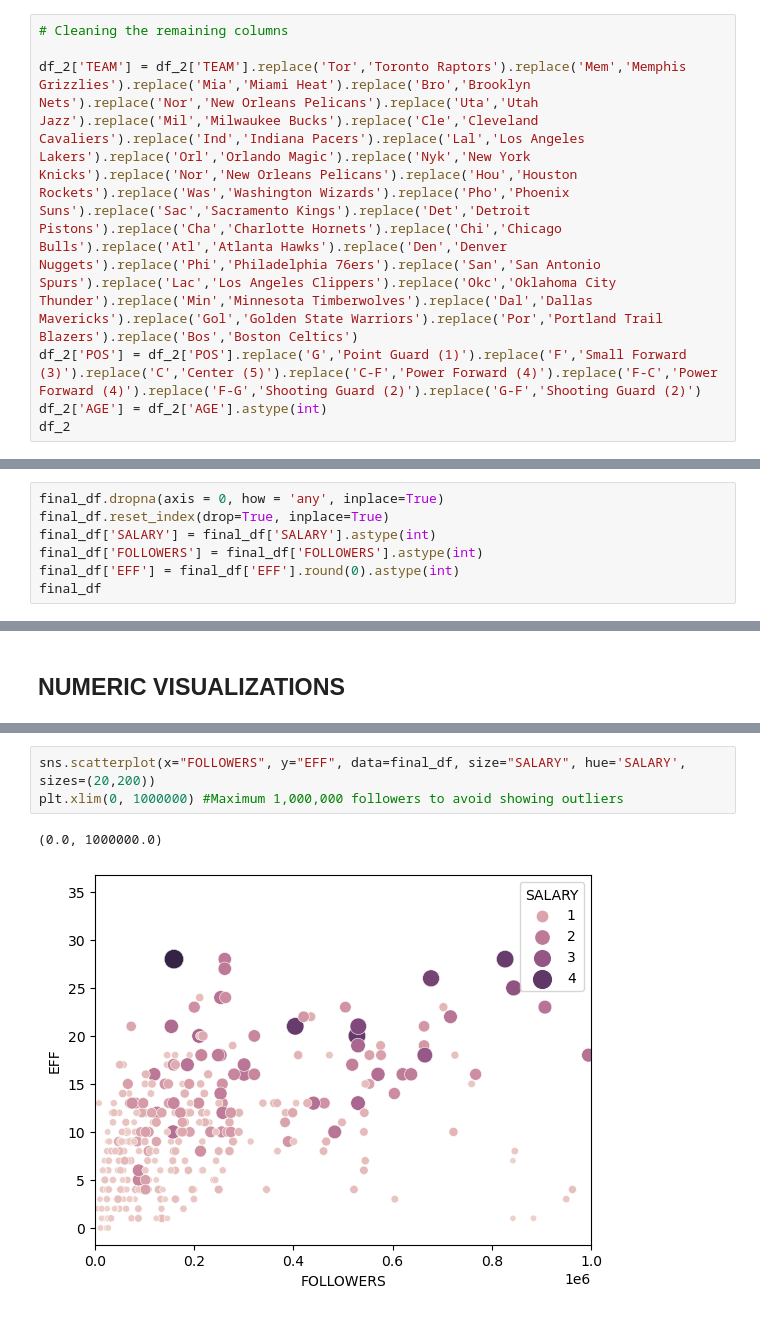
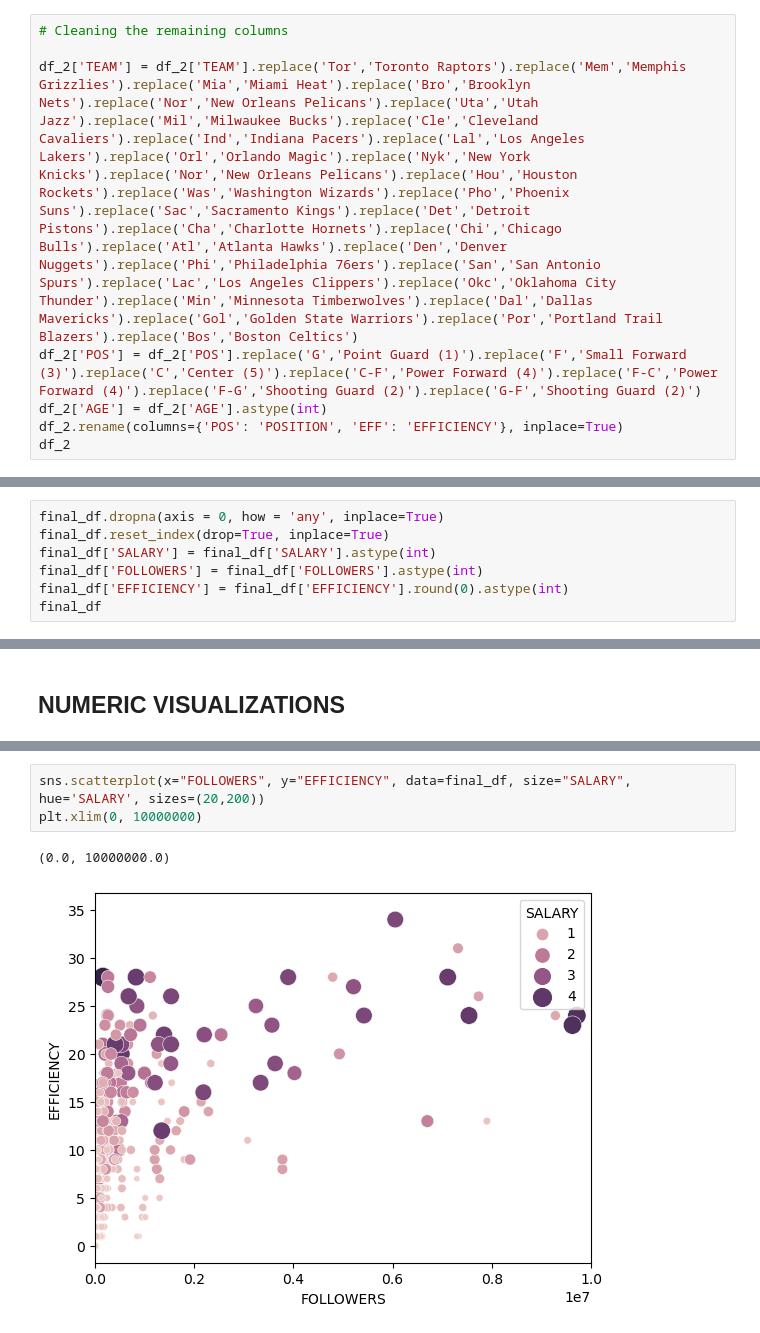
Before and after one commit to marcdalmaum/project_2, a Jupyter notebook: project_2.ipynb, the cells around one changed output, grey strips where cells are left out. Drawn from its saved outputs; the diff is of its cells as text.

```diff
--- a/project_2.ipynb
+++ b/project_2.ipynb
@@ -82,5 +83,6 @@ df_2.drop(columns=['TS%','PPG','RPG','APG','SPG','BPG','TOPG','MPPG'], inplace=T
 df_2['TEAM'] = df_2['TEAM'].replace('Tor','Toronto Raptors').replace('Mem','Memphis Grizzlies').replace('Mia','Miami Heat').replace('Bro','Brooklyn Nets').replace('Nor','New Orleans Pelicans').replace('Uta','Utah Jazz').replace('Mil','Milwaukee Bucks').replace('Cle','Cleveland Cavaliers').replace('Ind','Indiana Pacers').replace('Lal','Los Angeles Lakers').replace('Orl','Orlando Magic').replace('Nyk','New York Knicks').replace('Nor','New Orleans Pelicans').replace('Hou','Houston Rockets').replace('Was','Washington Wizards').replace('Pho','Phoenix Suns').replace('Sac','Sacramento Kings').replace('Det','Detroit Pistons').replace('Cha','Charlotte Hornets').replace('Chi','Chicago Bulls').replace('Atl','Atlanta Hawks').replace('Den','Denver Nuggets').replace('Phi','Philadelphia 76ers').replace('San','San Antonio Spurs').replace('Lac','Los Angeles Clippers').replace('Okc','Oklahoma City Thunder').replace('Min','Minnesota Timberwolves').replace('Dal','Dallas Mavericks').replace('Gol','Golden State Warriors').replace('Por','Portland Trail Blazers').replace('Bos','Boston Celtics')
 df_2['POS'] = df_2['POS'].replace('G','Point Guard (1)').replace('F','Small Forward (3)').replace('C','Center (5)').replace('C-F','Power Forward (4)').replace('F-C','Power Forward (4)').replace('F-G','Shooting Guard (2)').replace('G-F','Shooting Guard (2)')
 df_2['AGE'] = df_2['AGE'].astype(int)
+df_2.rename(columns={'POS': 'POSITION', 'EFF': 'EFFICIENCY'}, inplace=True)
 df_2
 # %% [output]
@@ -281,6 +283,6 @@ final_df.dropna(axis = 0, how = 'any', inplace=True)
 final_df.reset_index(drop=True, inplace=True)
 final_df['SALARY'] = final_df['SALARY'].astype(int)
 final_df['FOLLOWERS'] = final_df['FOLLOWERS'].astype(int)
-final_df['EFF'] = final_df['EFF'].round(0).astype(int)
+final_df['EFFICIENCY'] = final_df['EFFICIENCY'].round(0).astype(int)
 final_df
 # %% [output]
@@ -393,6 +403,6 @@ plt.ylim(0, 1000000)
 # %%
-sns.scatterplot(x="FOLLOWERS", y="EFF", data=final_df, size="SALARY", hue='SALARY', sizes=(20,200))
-plt.xlim(0, 1000000) #Maximum 1,000,000 followers to avoid showing outliers
+sns.scatterplot(x="FOLLOWERS", y="EFFICIENCY", data=final_df, size="SALARY", hue='SALARY', sizes=(20,200))
+plt.xlim(0, 10000000)
 # %% [output]
-(0.0, 1000000.0)
+(0.0, 10000000.0)
-[figure, old version]
+[figure, new version]
```
Also changed, not shown: parts of 28 cells of this notebook.
